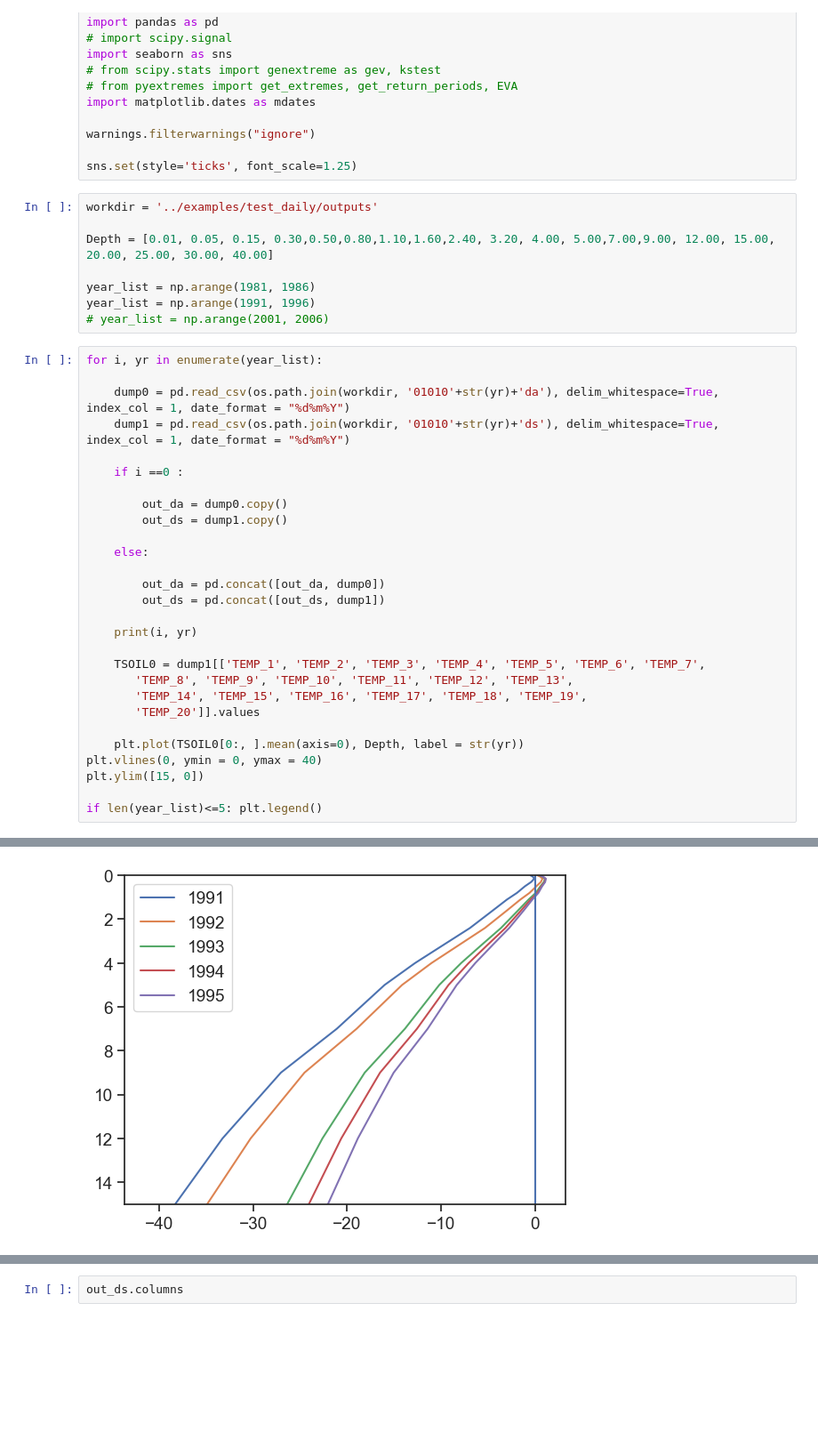
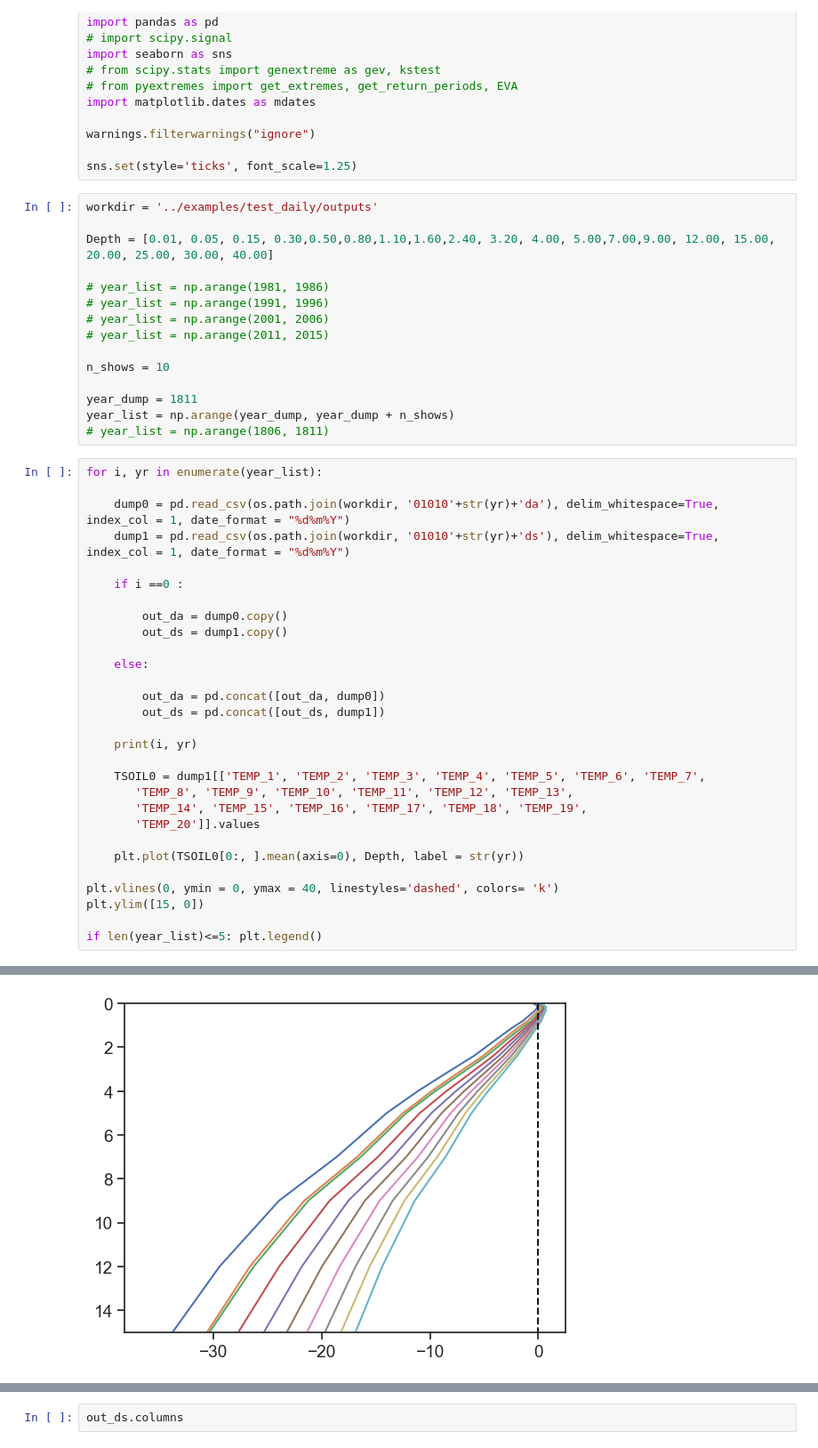
Before and after one commit to wk1984/ECOSYS, a Jupyter notebook: python_scripts/STEP01_check_results.ipynb, the cells around one changed output, grey strips where cells are left out. Shown at 89% size. Saved outputs shown, nothing was run; the diff lists cells and outputs as text; blank space fills up the shorter version.

```diff
--- a/python_scripts/STEP01_check_results.ipynb
+++ b/python_scripts/STEP01_check_results.ipynb
@@ -21,9 +21,16 @@ workdir = '../examples/test_daily/outputs'
 
 Depth = [0.01, 0.05, 0.15, 0.30,0.50,0.80,1.10,1.60,2.40, 3.20, 4.00, 5.00,7.00,9.00, 12.00, 15.00, 20.00, 25.00, 30.00, 40.00]
 
-year_list = np.arange(1981, 1986)
-year_list = np.arange(1991, 1996)
+# year_list = np.arange(1981, 1986)
+# year_list = np.arange(1991, 1996)
 # year_list = np.arange(2001, 2006)
+# year_list = np.arange(2011, 2015)
+
+n_shows = 10
+
+year_dump = 1811
+year_list = np.arange(year_dump, year_dump + n_shows)
+# year_list = np.arange(1806, 1811)
 # %%
 for i, yr in enumerate(year_list):
 
@@ -48,7 +55,8 @@ for i, yr in enumerate(year_list):
        'TEMP_20']].values
 
     plt.plot(TSOIL0[0:, ].mean(axis=0), Depth, label = str(yr))
-plt.vlines(0, ymin = 0, ymax = 40)
+
+plt.vlines(0, ymin = 0, ymax = 40, linestyles='dashed', colors= 'k')
 plt.ylim([15, 0])
 
 if len(year_list)<=5: plt.legend()
@@ -61,4 +74,4 @@ if len(year_list)<=5: plt.legend()
-[figure, old version]
+[figure, new version]
 # %%
 out_da['ACTV_LYR'][out_da['ACTV_LYR']<-8888] = np.nan
 out_da['ACTV_LYR'].plot()
```
Also changed, not shown: parts of 5 cells of this notebook.
